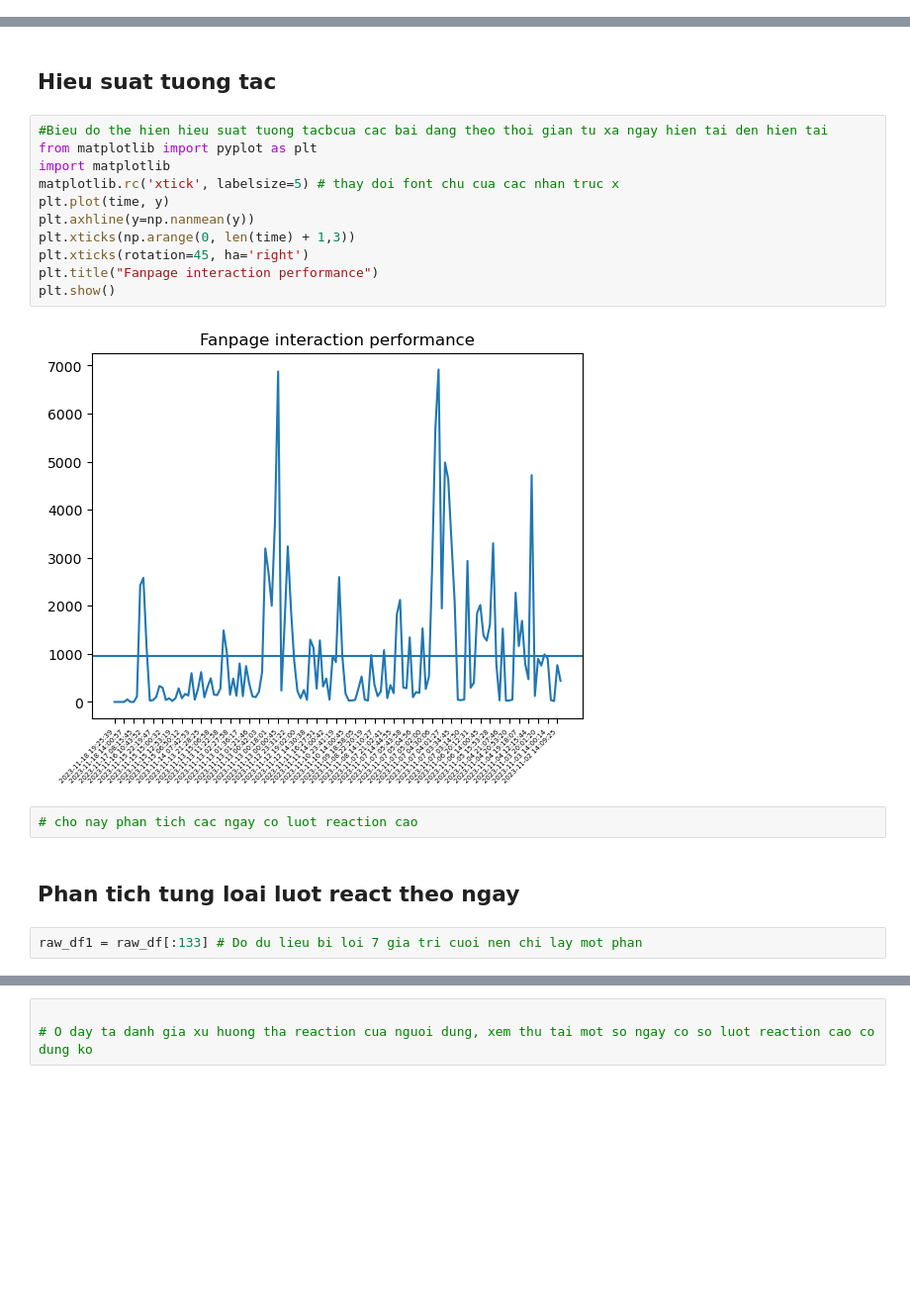
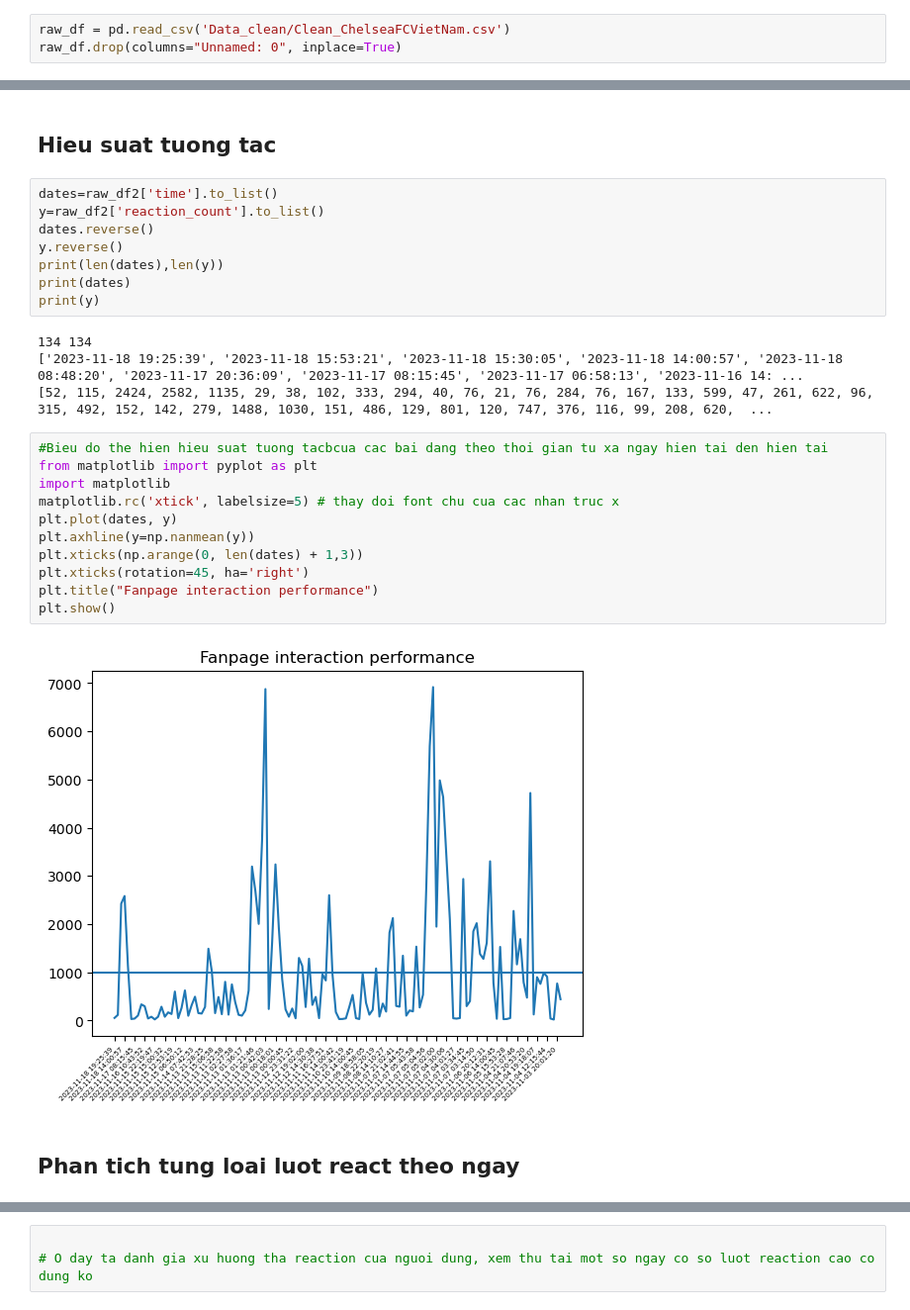
Before and after one commit to DUNGTK2004/Final_Project_22022633, a Jupyter notebook: Analyze_data.ipynb, the cells around one changed output, grey strips where cells are left out. Shown at 99% size. Saved outputs shown, nothing was run; the diff lists cells and outputs as text; blank space fills up the shorter version.

```diff
--- a/Analyze_data.ipynb
+++ b/Analyze_data.ipynb
@@ -25,3 +23,6 @@ raw_df = pd.read_csv('Data/ChelseaFCVietnam.csv')
+# %%
+raw_df = pd.read_csv('Data_clean/Clean_ChelseaFCVietNam.csv')
+raw_df.drop(columns="Unnamed: 0", inplace=True)
 # %%
 raw_df.info()
 # %% [output]
@@ -302,21 +295,29 @@ Text(0, 0.5, 'The number of posts')
 # %% [markdown]
 ## Hieu suat tuong tac
+# %%
+dates=raw_df2['time'].to_list()
+y=raw_df2['reaction_count'].to_list()
+dates.reverse()
+y.reverse()
+print(len(dates),len(y))
+print(dates)
+print(y)
+# %% [output]
+134 134
+['2023-11-18 19:25:39', '2023-11-18 15:53:21', '2023-11-18 15:30:05', '2023-11-18 14:00:57', '2023-11-18 08:48:20', '2023-11-17 20:36:09', '2023-11-17 08:15:45', '2023-11-17 06:58:13', '2023-11-16 14: ...
+[52, 115, 2424, 2582, 1135, 29, 38, 102, 333, 294, 40, 76, 21, 76, 284, 76, 167, 133, 599, 47, 261, 622, 96, 315, 492, 152, 142, 279, 1488, 1030, 151, 486, 129, 801, 120, 747, 376, 116, 99, 208, 620,  ...
 # %%
 #Bieu do the hien hieu suat tuong tacbcua cac bai dang theo thoi gian tu xa ngay hien tai den hien tai
 from matplotlib import pyplot as plt
 import matplotlib
 matplotlib.rc('xtick', labelsize=5) # thay doi font chu cua cac nhan truc x
-plt.plot(time, y)
+plt.plot(dates, y)
 plt.axhline(y=np.nanmean(y))
-plt.xticks(np.arange(0, len(time) + 1,3))
+plt.xticks(np.arange(0, len(dates) + 1,3))
 plt.xticks(rotation=45, ha='right')
 plt.title("Fanpage interaction performance")
 plt.show()
 # %% [output]
-[figure, old version]
+[figure, new version]
-# %%
-# cho nay phan tich cac ngay co luot reaction cao
 # %% [markdown]
 ## Phan tich tung loai luot react theo ngay
-# %%
-raw_df1 = raw_df[:133] # Do du lieu bi loi 7 gia tri cuoi nen chi lay mot phan
```
Also changed, not shown: parts of 47 cells of this notebook, 8 other files.
